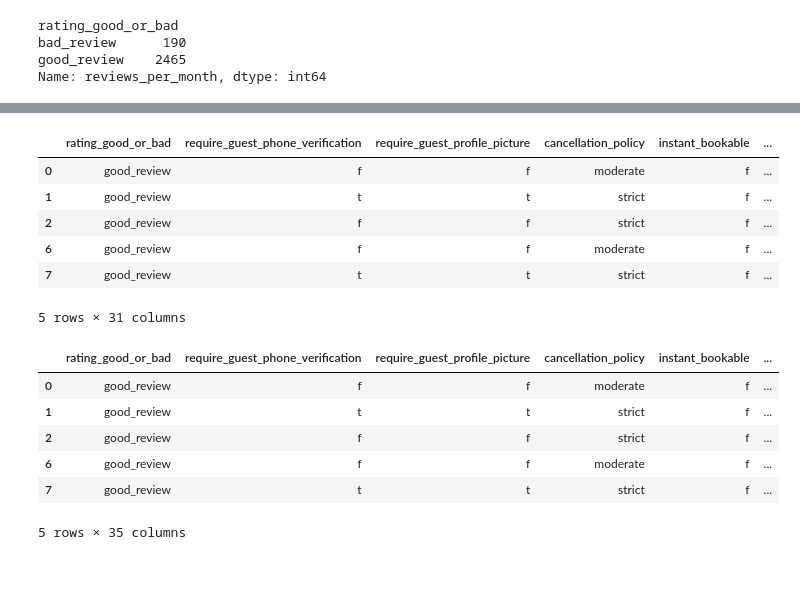
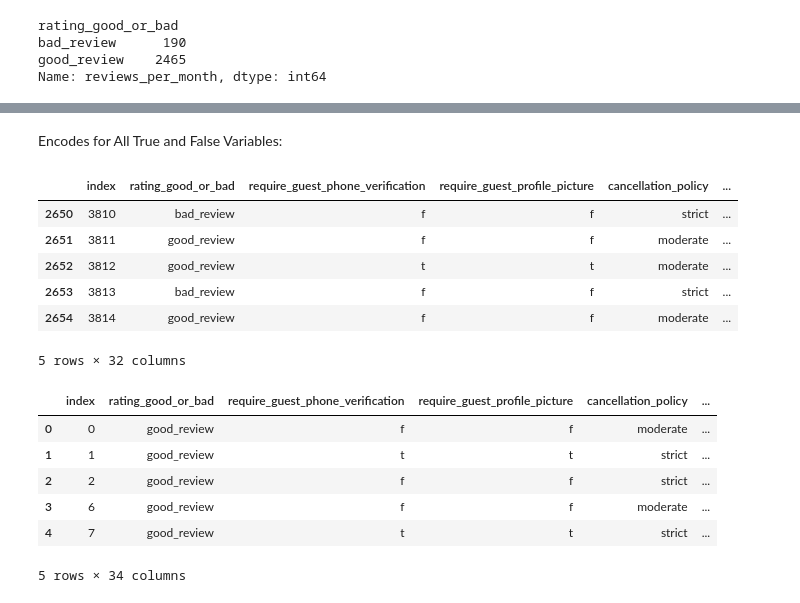
Before and after one commit to BSC1014/Final_Project_Team_5, a Jupyter notebook: ETL.IPYNB, the cells around one changed output, grey strips where cells are left out. Saved outputs shown, nothing was run; the diff lists cells and outputs as text; code cells hidden in the pictures; blank space fills up the shorter version.

```diff
--- a/ETL.IPYNB
+++ b/ETL.IPYNB
@@ -111,3 +111,5 @@ Name: reviews_per_month, dtype: int64
 # %%
 #removing rating info to avoid skewing ML model
 ml_final = ml_df[["rating_good_or_bad","require_guest_phone_verification","require_guest_profile_picture","cancellation_policy","instant_bookable","requires_license","availability_365","availability_90","availability_60","availability_30","maximum_nights","minimum_nights","extra_people","guests_included","price","bed_type","beds","bedrooms","bathrooms","accommodates","room_type","property_type","neighbourhood_group_cleansed","host_identity_verified","host_has_profile_pic","host_is_superhost","host_acceptance_rate","host_response_rate","host_response_time"]].copy()
+ml_final.reset_index(inplace=True)
+ml_final
@@ -114,24 +130,26 @@ ml_final = ml_df[["rating_good_or_bad","require_guest_phone_verification","requi
+# %% [markdown]
+Encodes for All True and False Variables:
 # %%
-#encoding for all true and false variables:
+
 
 ##encoding for superhost
 
 # creating instance of one-hot-encoder
 enc = OneHotEncoder(handle_unknown='ignore')
 # passing bridge-types-cat column (label encoded values of bridge_types)
 enc_df = pd.DataFrame(enc.fit_transform(ml_final[['host_is_superhost']]).toarray())
 # merge with main df bridge_df on key values
 ml_final= ml_final.join(enc_df)
 ml_final.rename(columns = {0:'not_a_superhost', 1:'a_superhost'}, inplace = True)
-ml_final.head()
+ml_final.tail()
 # %% [output]
-|  | rating_good_or_bad | require_guest_phone_verification | require_guest_profile_picture | cancellation_policy | instant_bookable | ... |
-| 0 | good_review | f | f | moderate | f | ... |
-| 1 | good_review | t | t | strict | f | ... |
-| 2 | good_review | f | f | strict | f | ... |
-| 6 | good_review | f | f | moderate | f | ... |
-| 7 | good_review | t | t | strict | f | ... |
+|  | index | rating_good_or_bad | require_guest_phone_verification | require_guest_profile_picture | cancellation_policy | ... |
+| 2650 | 3810 | bad_review | f | f | strict | ... |
+| 2651 | 3811 | good_review | f | f | moderate | ... |
+| 2652 | 3812 | good_review | t | t | moderate | ... |
+| 2653 | 3813 | bad_review | f | f | strict | ... |
+| 2654 | 3814 | good_review | f | f | moderate | ... |
-5 rows × 31 columns
+5 rows × 32 columns
 # %%
 ##encoding for host has profile pic
 
@@ -144,10 +162,10 @@ ml_final= ml_final.join(enc_df)
 ml_final.rename(columns = {0:'host_does_not_have_profile_pic', 1:'host_does_have_profile_pic'}, inplace = True)
 ml_final.head()
 # %% [output]
-|  | rating_good_or_bad | require_guest_phone_verification | require_guest_profile_picture | cancellation_policy | instant_bookable | ... |
-| 0 | good_review | f | f | moderate | f | ... |
-| 1 | good_review | t | t | strict | f | ... |
-| 2 | good_review | f | f | strict | f | ... |
-| 6 | good_review | f | f | moderate | f | ... |
-| 7 | good_review | t | t | strict | f | ... |
+|  | index | rating_good_or_bad | require_guest_phone_verification | require_guest_profile_picture | cancellation_policy | ... |
+| 0 | 0 | good_review | f | f | moderate | ... |
+| 1 | 1 | good_review | t | t | strict | ... |
+| 2 | 2 | good_review | f | f | strict | ... |
+| 3 | 6 | good_review | f | f | moderate | ... |
+| 4 | 7 | good_review | t | t | strict | ... |
-5 rows × 35 columns
+5 rows × 34 columns
```
Also changed, not shown: parts of 15 cells of this notebook.
